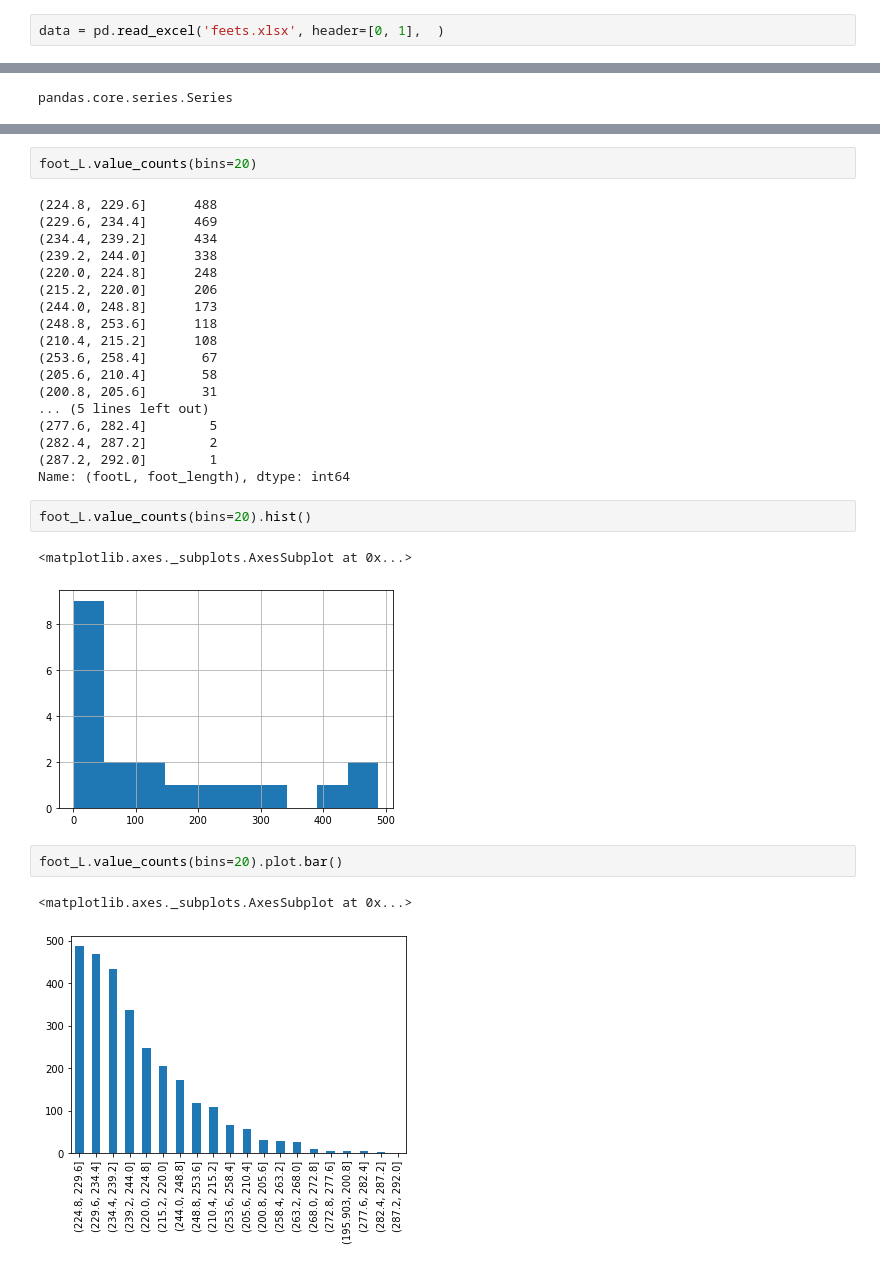
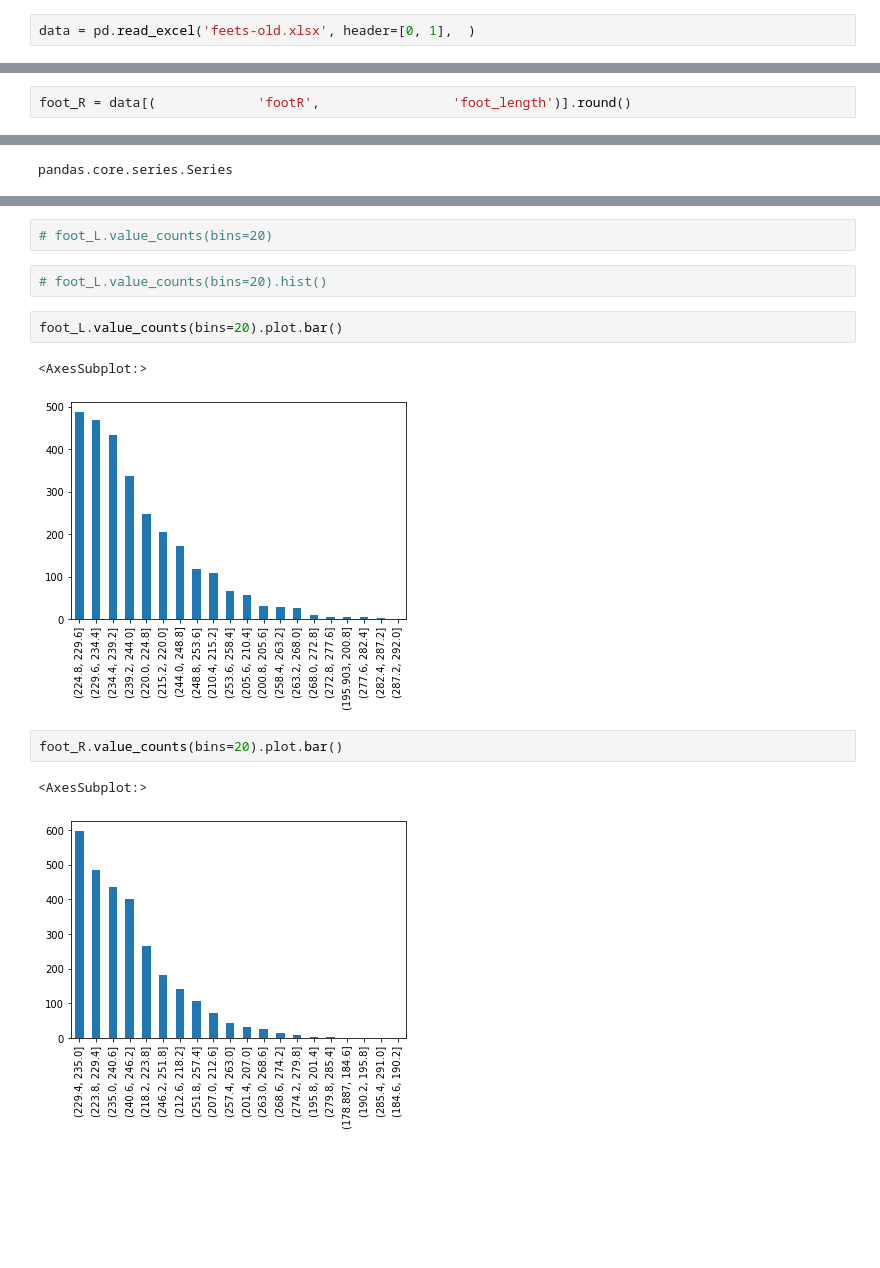
Before and after one commit to JSJeong-me/Irostyle, a Jupyter notebook: 1_read_data.ipynb, the cells around one changed output, grey strips where cells are left out. Saved outputs shown, nothing was run; the diff lists cells and outputs as text; blank space fills up the shorter version.

```diff
--- a/1_read_data.ipynb
+++ b/1_read_data.ipynb
@@ -11,7 +11,7 @@ import pandas as pd
 # %%
 dir_path = r'./'
 # %%
-data = pd.read_excel('feets.xlsx', header=[0, 1],  )
+data = pd.read_excel('feets-old.xlsx', header=[0, 1],  )
 # %%
 data.info()
 # %% [output]
@@ -161,5 +126,7 @@ data.astype({(             'footL',                 'foot_length'):'int'})
 # %%
 foot_L = data[(             'footL',                 'foot_length')].round()
+# %%
+foot_R = data[(             'footR',                 'foot_length')].round()
 # %%
 type(foot_L)
 # %% [output]
@@ -182,30 +164,14 @@ Name: (footL, foot_length), Length: 86, dtype: float64
 # %%
-foot_L.value_counts(bins=20)
+# foot_L.value_counts(bins=20)
-# %% [output]
-(224.8, 229.6]      488
-(229.6, 234.4]      469
-(234.4, 239.2]      434
-(239.2, 244.0]      338
-(220.0, 224.8]      248
-(215.2, 220.0]      206
-(244.0, 248.8]      173
-(248.8, 253.6]      118
-(210.4, 215.2]      108
-(253.6, 258.4]       67
-(205.6, 210.4]       58
-(200.8, 205.6]       31
-... (5 lines left out)
-(277.6, 282.4]        5
-(282.4, 287.2]        2
-(287.2, 292.0]        1
-Name: (footL, foot_length), dtype: int64
 # %%
-foot_L.value_counts(bins=20).hist()
+# foot_L.value_counts(bins=20).hist()
-# %% [output]
-<matplotlib.axes._subplots.AxesSubplot at 0x...>
-[figure, removed]
 # %%
 foot_L.value_counts(bins=20).plot.bar()
 # %% [output]
-<matplotlib.axes._subplots.AxesSubplot at 0x...>
+<AxesSubplot:>
 [figure]
+# %%
+foot_R.value_counts(bins=20).plot.bar()
+# %% [output]
+<AxesSubplot:>
+[figure, added]
```
Also changed, not shown: parts of 6 cells of this notebook.
